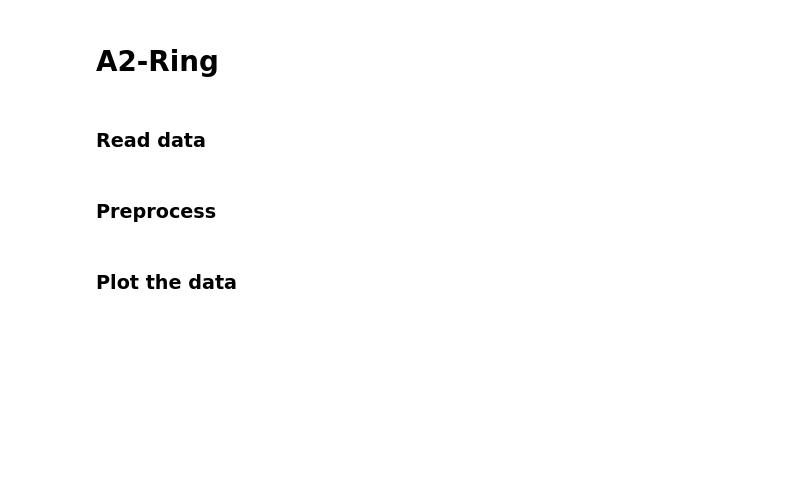
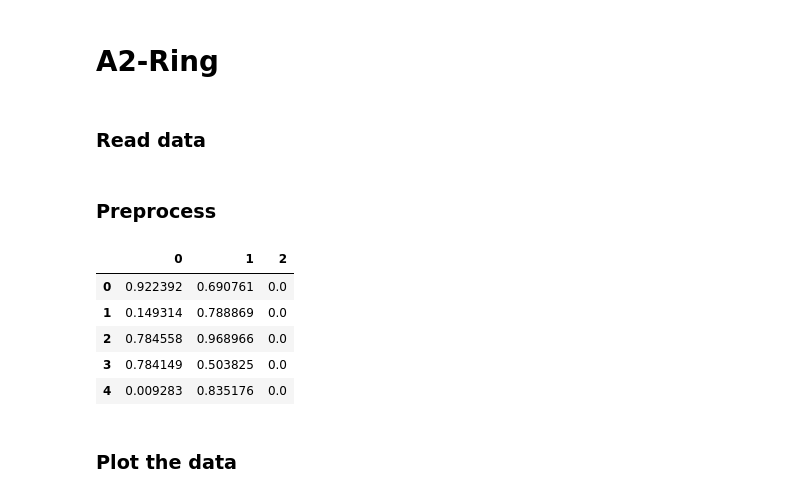
Before and after one commit to miqalvarez/A2, a Jupyter notebook: CSV-Ring.ipynb, the cells around one changed output. Drawn from its saved outputs; the diff is of its cells as text; code cells hidden in the pictures; blank space fills up the shorter version.

```diff
--- a/CSV-Ring.ipynb
+++ b/CSV-Ring.ipynb
@@ -16,12 +16,28 @@ df3 = pd.read_csv('A2-ring\A2-ring-test.txt', sep="\t", header=None)
 # %%
 # Shuffle the data and save to csv
 df1 = df1.sample(frac=1)
 df2 = df2.sample(frac=1)
 df3 = df3.sample(frac=1)
 
-df1.to_csv('A2-ring\A2-ring-merged.csv', index=False, header=False)
-df2.to_csv('A2-ring\A2-ring-separable.csv', index=False, header=False)
-df3.to_csv('A2-ring\A2-ring-test.csv', index=False, header=False)
+# Normalize the data using MinMaxScaler
+from sklearn.preprocessing import MinMaxScaler
+scaler = MinMaxScaler()
+df1 = pd.DataFrame(scaler.fit_transform(df1))
+df2 = pd.DataFrame(scaler.fit_transform(df2))
+df3 = pd.DataFrame(scaler.fit_transform(df3))
+
+df1.to_csv('A2-ring\A2-ring-merged.csv')
+df2.to_csv('A2-ring\A2-ring-separable.csv')
+df3.to_csv('A2-ring\A2-ring-test.csv')
+
+df1.head()
+# %% [output]
+|  | 0 | 1 | 2 |
+| 0 | 0.922392 | 0.690761 | 0.0 |
+| 1 | 0.149314 | 0.788869 | 0.0 |
+| 2 | 0.784558 | 0.968966 | 0.0 |
+| 3 | 0.784149 | 0.503825 | 0.0 |
+| 4 | 0.009283 | 0.835176 | 0.0 |
 # %% [markdown]
 ### Plot the data
 # %%
```
Also changed, not shown: parts of 2 cells of this notebook, 9 other files.
